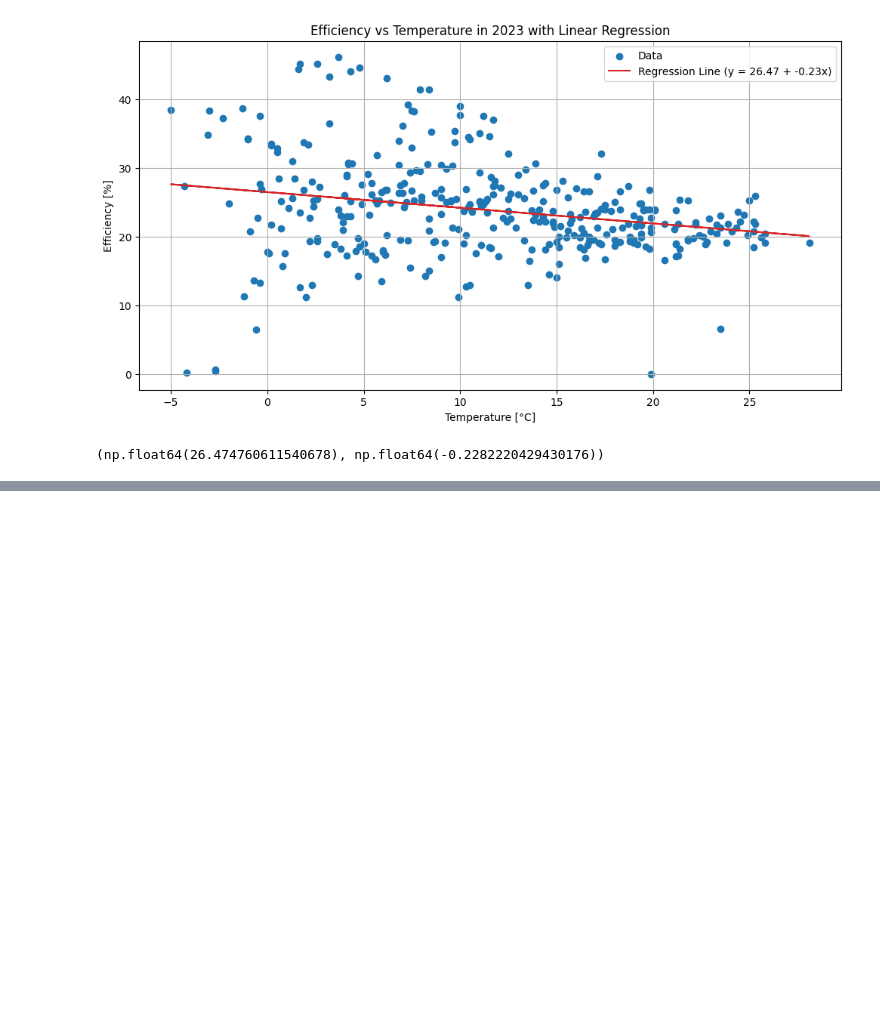
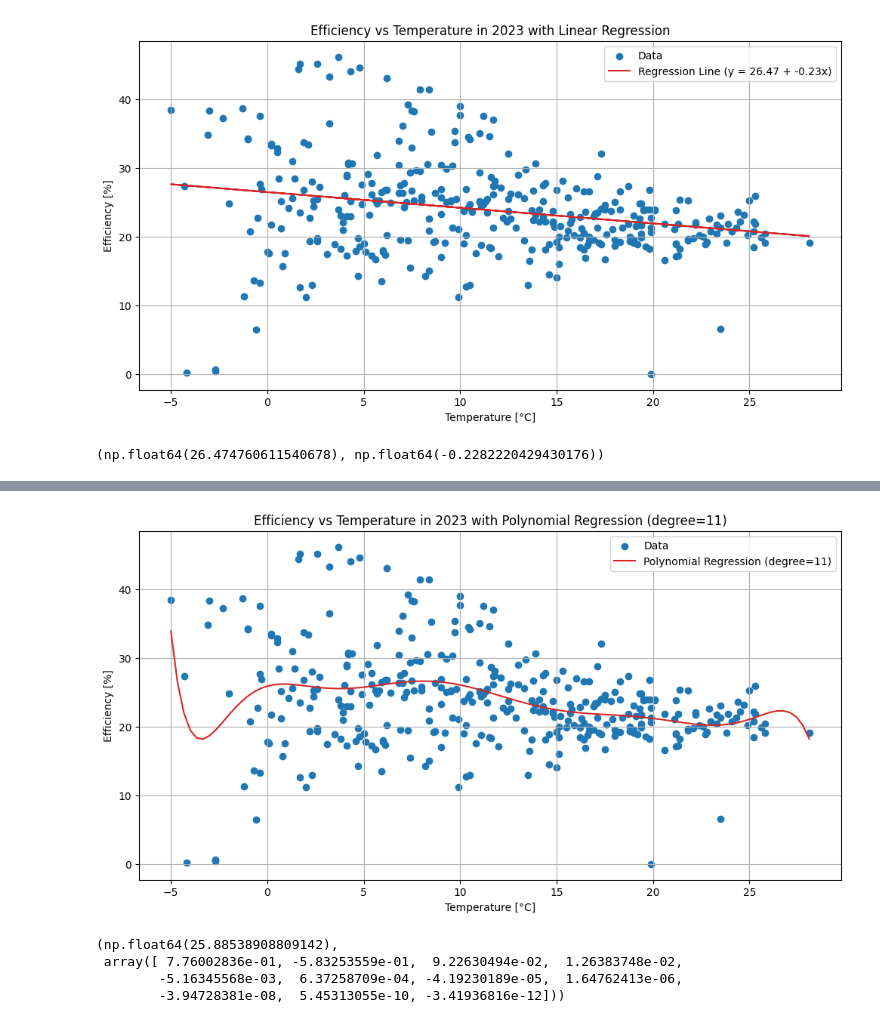
Before and after one commit to Pepsin01/DataScience, a Jupyter notebook: DataScience-Report.ipynb, the cells around one changed output, grey strips where cells are left out. Cells and saved outputs as stored; diff of their text form; code cells hidden in the pictures; blank space fills up the shorter version.

```diff
--- a/sample.ipynb
+++ b/DataScience-Report.ipynb
@@ -482,0 +552,51 @@ The estimated linear regression model is: `Efficiency = 26.47 - 0.23 * Temperatu
+# %%
+import numpy as np
+import matplotlib.pyplot as plt
+from sklearn.linear_model import LinearRegression
+from sklearn.preprocessing import PolynomialFeatures
+
+# Prepare the data
+X = efficiency_temperature_data['Average Temperature [°C]'].values.reshape(-1, 1)
+y = efficiency_temperature_data['Efficiency'].values
+
+# Polynomial degree
+degree = 11
+
+# Transform the original X into polynomial features
+poly = PolynomialFeatures(degree=degree, include_bias=False)
+X_poly = poly.fit_transform(X)
+
+# Fit the polynomial regression model (still a LinearRegression, but on polynomial features)
+model_poly = LinearRegression()
+model_poly.fit(X_poly, y)
+
+# Retrieve the intercept and coefficients
+intercept_poly = model_poly.intercept_
+coeffs_poly = model_poly.coef_
+
+# Create a smooth range of X values for plotting the polynomial curve
+X_plot = np.linspace(X.min(), X.max(), 100).reshape(-1, 1)
+X_plot_poly = poly.transform(X_plot)
+y_plot_poly = model_poly.predict(X_plot_poly)
+
+# Plot the polynomial regression curve
+fig, ax = plt.subplots(figsize=(12, 6))
+ax.scatter(X, y, color='tab:blue', label='Data')
+ax.plot(X_plot, y_plot_poly, color='tab:red',
+        label=f'Polynomial Regression (degree={degree})')
+ax.set_xlabel('Temperature [°C]')
+ax.set_ylabel('Efficiency [%]')
+ax.set_title(f'Efficiency vs Temperature in 2023 with Polynomial Regression (degree={degree})')
+ax.legend()
+ax.grid()
+
+plt.show()
+
+# Print or return intercept and coefficients
+intercept_poly, coeffs_poly
+# %% [output]
+[figure, added]
+(np.float64(25.88538908809142),
+ array([ 7.76002836e-01, -5.83253559e-01,  9.22630494e-02,  1.26383748e-02,
+        -5.16345568e-03,  6.37258709e-04, -4.19230189e-05,  1.64762413e-06,
+        -3.94728381e-08,  5.45313055e-10, -3.41936816e-12]))
```
Also changed, not shown: parts of 21 cells of this notebook, 3 other files.
